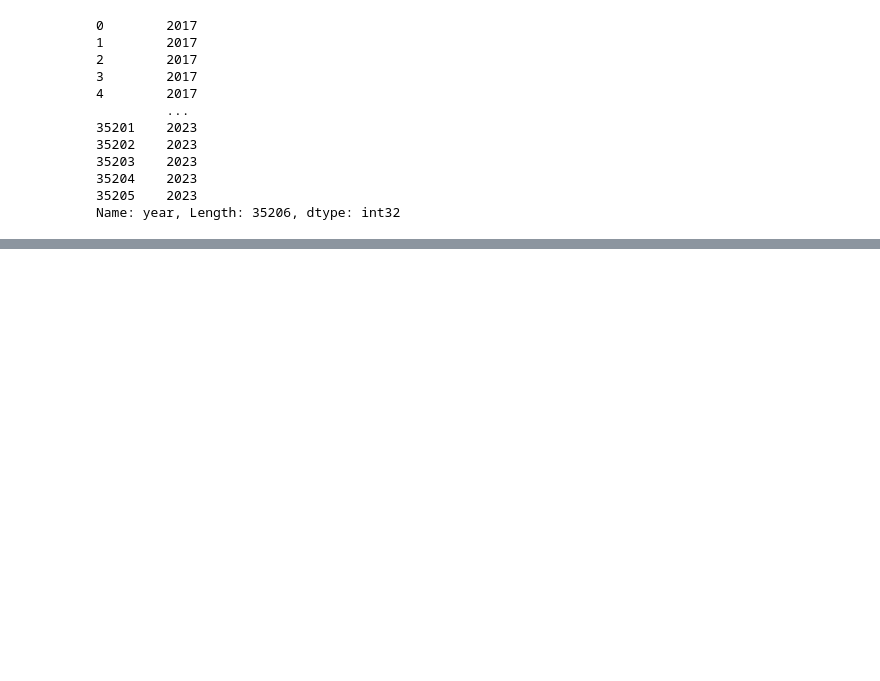
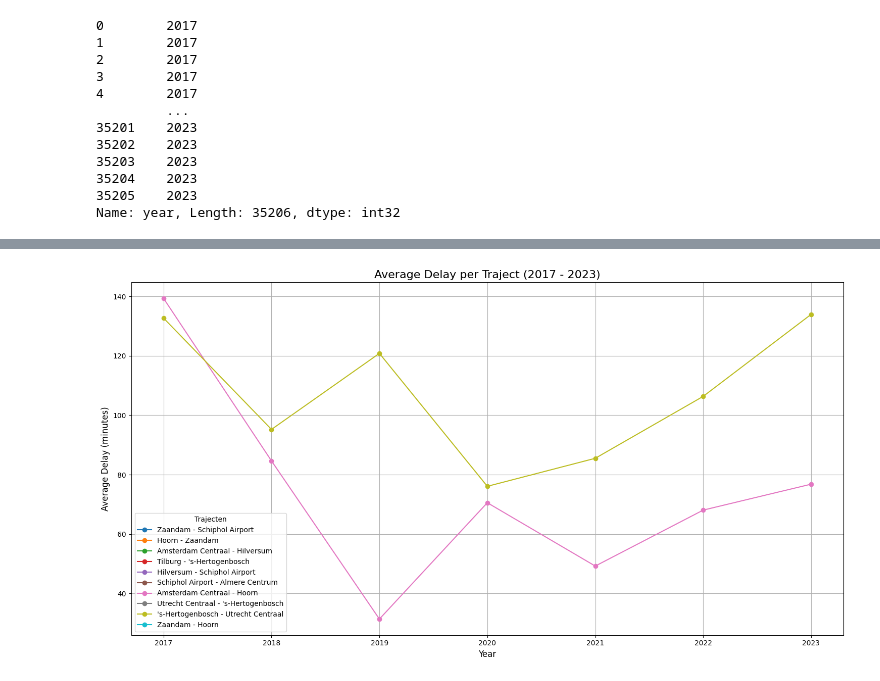
Before and after one commit to henkrehorst/uu_dss_project, a Jupyter notebook: dashboard/SeparateChartsForTesting/GemVertraging.ipynb, the cells around one changed output, grey strips where cells are left out. Cells and saved outputs as stored; diff of their text form; code cells hidden in the pictures; blank space fills up the shorter version.

Commit message:
line graph

```diff
--- a/dashboard/SeparateChartsForTesting/GemVertraging.ipynb
+++ b/dashboard/SeparateChartsForTesting/GemVertraging.ipynb
@@ -2,9 +2,11 @@
 import pandas as pd
 import numpy as np
 import glob
+import matplotlib.pyplot as plt
 
+data_dir = 'data/'
 # Load all CSV files for the years 2017 to 2023
-file_paths = ['disruptions-2017.csv','disruptions-2018.csv','disruptions-2019.csv','disruptions-2020.csv','disruptions-2021.csv','disruptions-2022.csv','disruptions-2023.csv']
+file_paths = [f'{data_dir}disruptions-2017.csv',f'{data_dir}disruptions-2018.csv',f'{data_dir}disruptions-2019.csv',f'{data_dir}disruptions-2020.csv',f'{data_dir}disruptions-2021.csv',f'{data_dir}disruptions-2022.csv',f'{data_dir}disruptions-2023.csv']
 dataframes = [pd.read_csv(file) for file in file_paths]
 
 # Concatenate all dataframes into a single dataframe
@@ -15,6 +17,9 @@ data['year'] = pd.to_datetime(data['start_time']).dt.year
 
 # Quick check if dataframes are concatenated correctly
 print(data['year'])
+
+# Prints all unique trips found in the files
+#print(data['rdt_lines'].unique())
 # %% [output]
 0        2017
 1        2017
@@ -53,0 +77,26 @@ print(average_delay_per_line)
+# %%
+# Check if filtered data is empty
+if filtered_data.empty:
+    print("No data found for the specified trajects. Please check traject names for exact matches.")
+else:
+    # Create the line graph
+    plt.figure(figsize=(15, 8))
+
+# Plot the graph for each trip
+for traject in needed_trajects:
+    traject_data = filtered_data[filtered_data['Traject'] == traject]
+    plt.plot(traject_data['Year'], traject_data['Average_Delay_Minutes'], marker='o', label=traject)
+
+
+plt.title('Average Delay per Traject (2017 - 2023)', fontsize=16)
+plt.xlabel('Year', fontsize=12)
+plt.ylabel('Average Delay (minutes)', fontsize=12)
+
+plt.legend(title="Trajecten")
+
+plt.grid(True)
+
+plt.tight_layout()
+plt.show()
+# %% [output]
+[figure, added]
```
Also changed, not shown: parts of 2 cells of this notebook.
